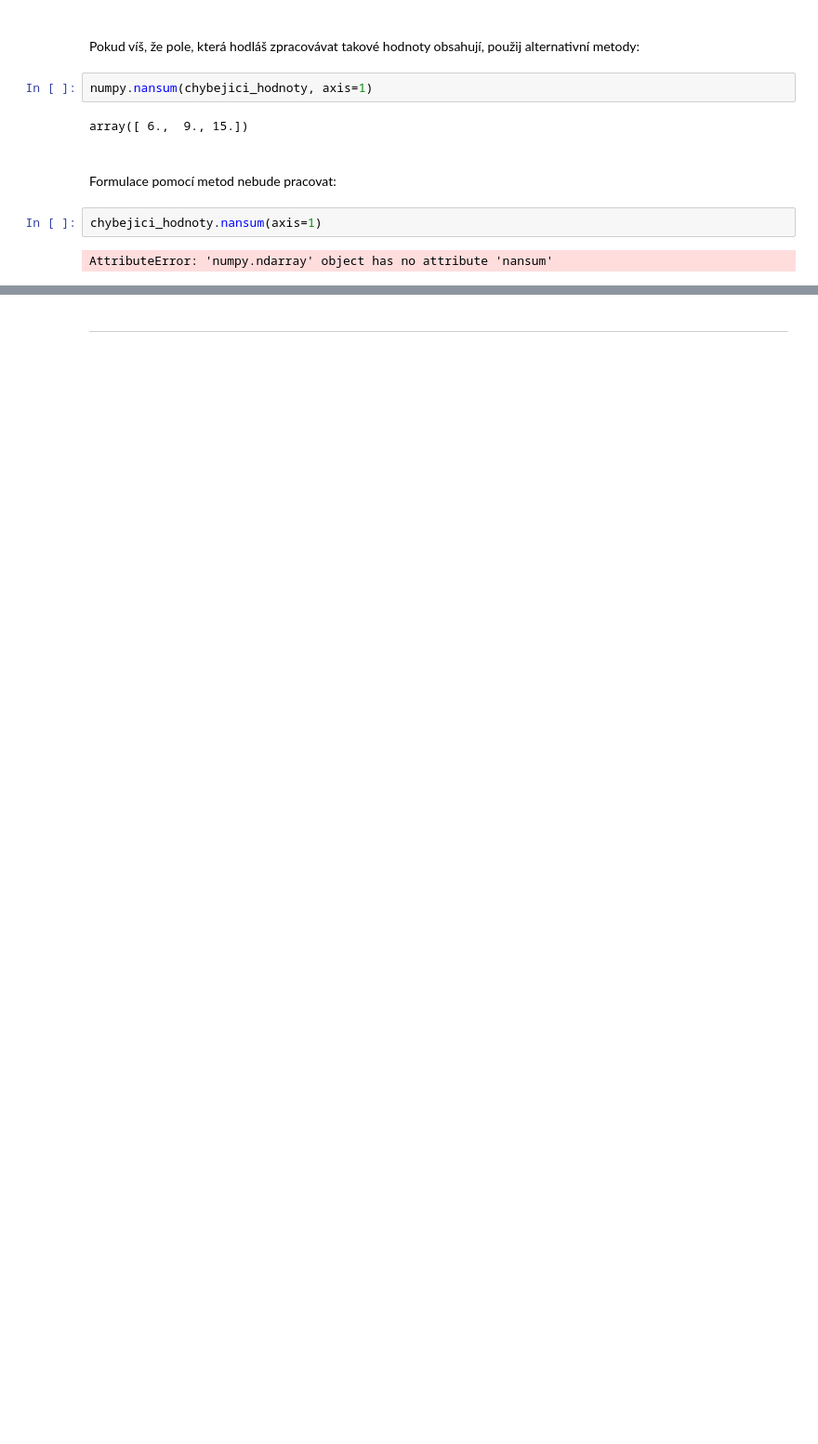
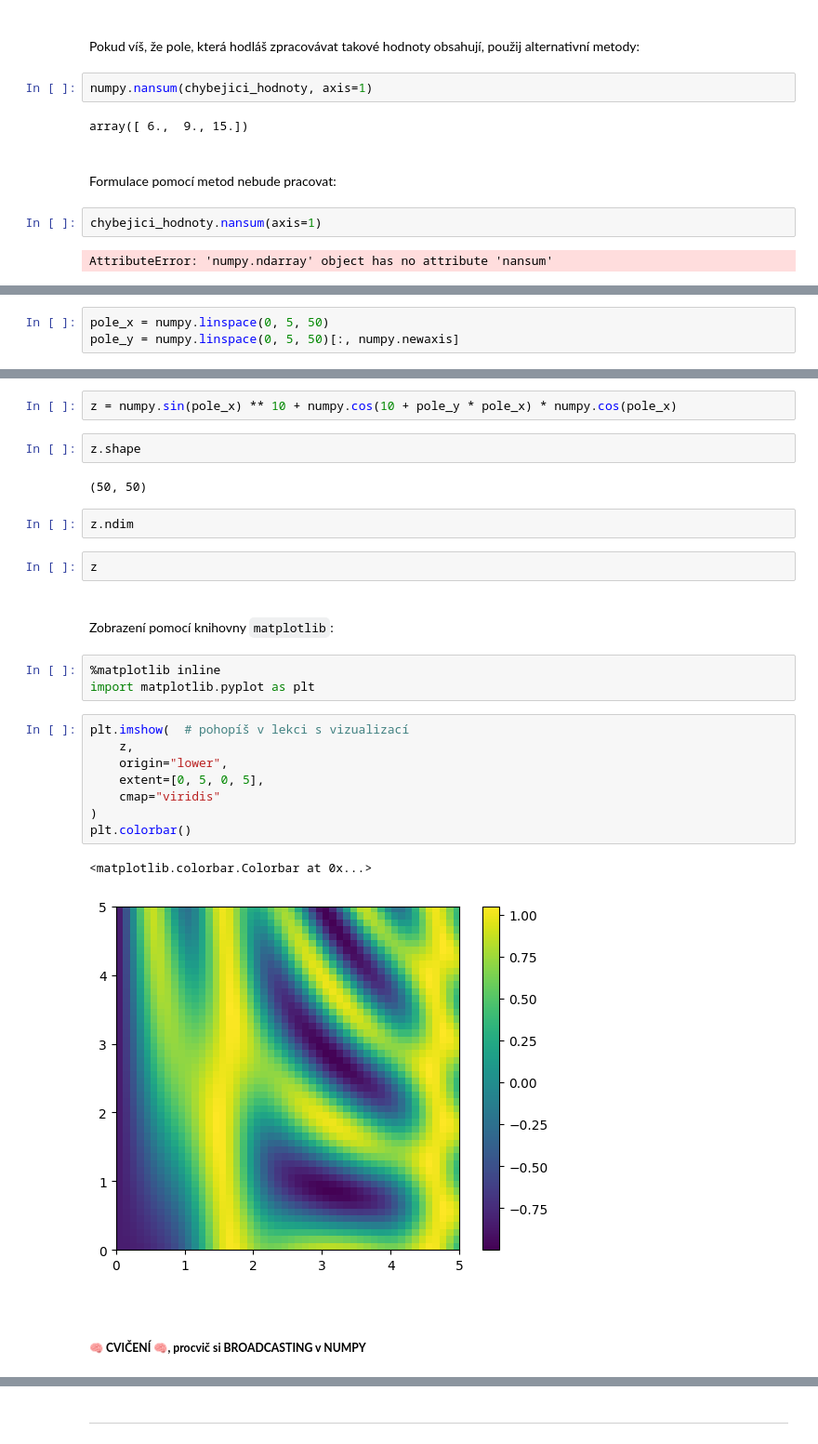
Before and after one commit to Bralor/data-csob-2023, a Jupyter notebook: shared/notebooks/lesson06.ipynb, the cells around one changed output, grey strips where cells are left out. Shown at 93% size. Cells and saved outputs as stored; diff of their text form; blank space fills up the shorter version.

```diff
--- a/shared/notebooks/lesson06.ipynb
+++ b/shared/notebooks/lesson06.ipynb
@@ -253,0 +496,3 @@ amin(a, axis=None, out=None, keepdims=<no value>, initial=<no value>, where=<no
+# %%
+pole_x = numpy.linspace(0, 5, 50)
+pole_y = numpy.linspace(0, 5, 50)[:, numpy.newaxis]
@@ -253,0 +503,32 @@ amin(a, axis=None, out=None, keepdims=<no value>, initial=<no value>, where=<no
+# %%
+z = numpy.sin(pole_x) ** 10 + numpy.cos(10 + pole_y * pole_x) * numpy.cos(pole_x)
+# %%
+z.shape
+# %% [output]
+(50, 50)
+# %%
+z.ndim
+# %%
+z
+# %% [markdown]
+<br>
+
+Zobrazení pomocí knihovny `matplotlib`:
+# %%
+%matplotlib inline
+import matplotlib.pyplot as plt
+# %%
+plt.imshow(  # pohopíš v lekci s vizualizací
+    z,
+    origin="lower",
+    extent=[0, 5, 0, 5],
+    cmap="viridis"
+)
+plt.colorbar()
+# %% [output]
+<matplotlib.colorbar.Colorbar at 0x...>
+[figure, added]
+# %% [markdown]
+<br>
+
+##### **🧠 CVIČENÍ 🧠, procvič si BROADCASTING v NUMPY**
```
Also changed, not shown: parts of 138 cells of this notebook.
